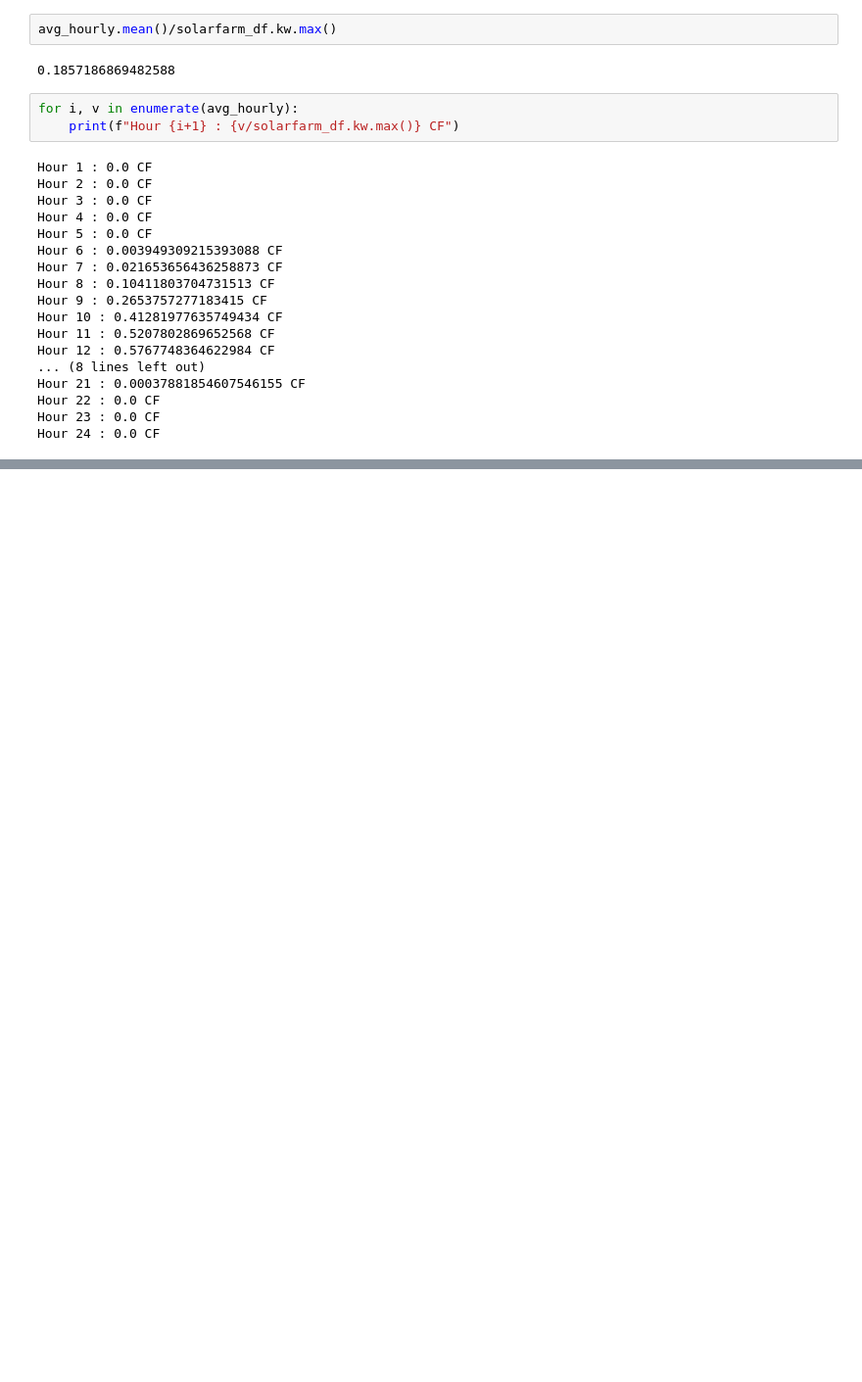
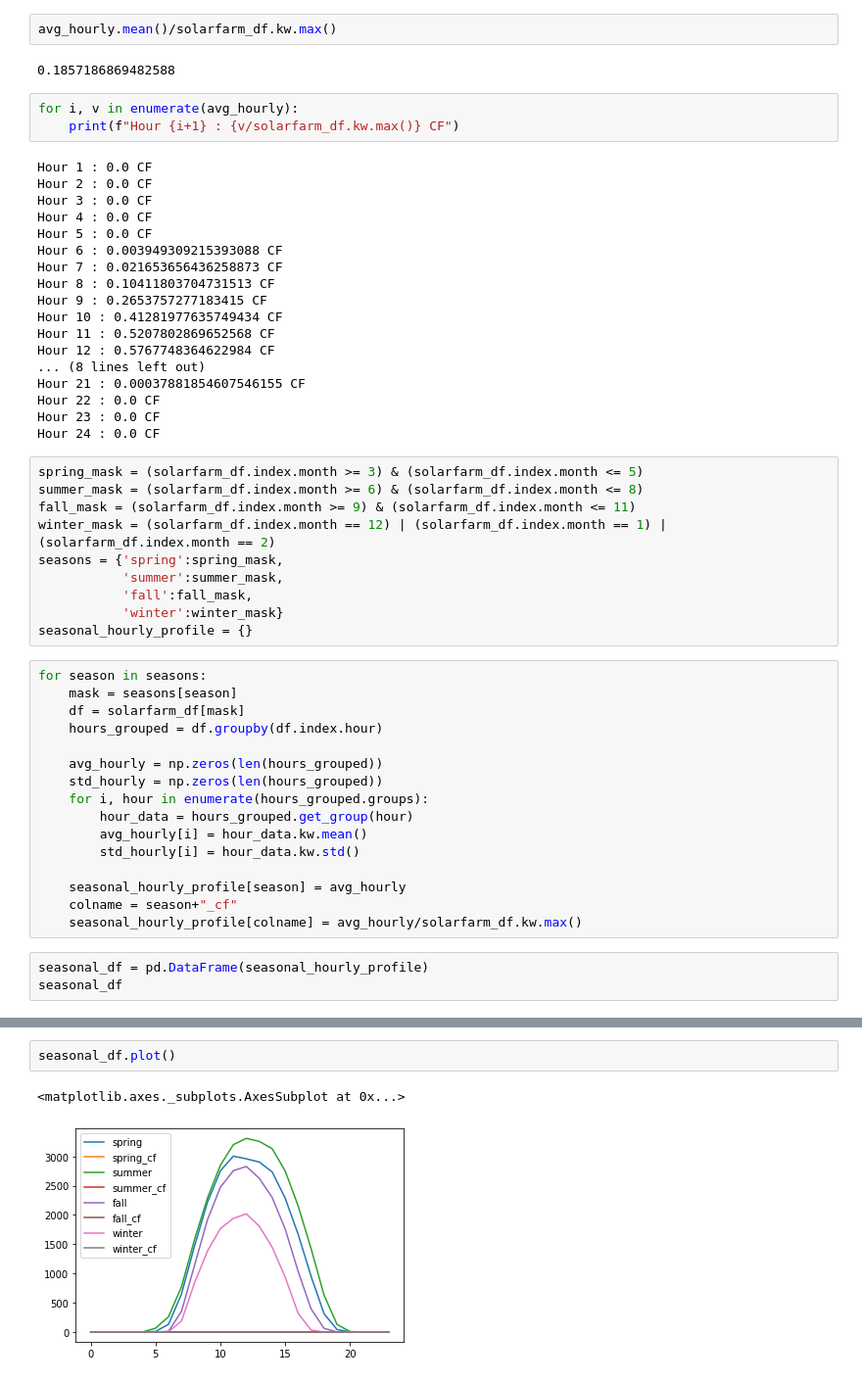
Before and after one commit to arfc/2021-04-nm-illinois, a Jupyter notebook: data/solar_energy_profile.ipynb, the cells around one changed output, grey strips where cells are left out. Shown at 98% size. Drawn from its saved outputs; the diff is of its cells as text; blank space fills up the shorter version.

Commit message:
updates wind and solar profiles with seasonal variations

```diff
--- a/data/solar_energy_profile.ipynb
+++ b/data/solar_energy_profile.ipynb
@@ -90,3 +90,32 @@ Hour 21 : 0.00037881854607546155 CF
 Hour 22 : 0.0 CF
 Hour 23 : 0.0 CF
 Hour 24 : 0.0 CF
+# %%
+spring_mask = (solarfarm_df.index.month >= 3) & (solarfarm_df.index.month <= 5)
+summer_mask = (solarfarm_df.index.month >= 6) & (solarfarm_df.index.month <= 8)
+fall_mask = (solarfarm_df.index.month >= 9) & (solarfarm_df.index.month <= 11)
+winter_mask = (solarfarm_df.index.month == 12) | (solarfarm_df.index.month == 1) | (solarfarm_df.index.month == 2)
+seasons = {'spring':spring_mask,
+           'summer':summer_mask,
+           'fall':fall_mask,
+           'winter':winter_mask}
+seasonal_hourly_profile = {}
+# %%
+for season in seasons:
+    mask = seasons[season]
+    df = solarfarm_df[mask]
+    hours_grouped = df.groupby(df.index.hour)
+
+    avg_hourly = np.zeros(len(hours_grouped))
+    std_hourly = np.zeros(len(hours_grouped))
+    for i, hour in enumerate(hours_grouped.groups):
+        hour_data = hours_grouped.get_group(hour)
+        avg_hourly[i] = hour_data.kw.mean()
+        std_hourly[i] = hour_data.kw.std()
+
+    seasonal_hourly_profile[season] = avg_hourly
+    colname = season+"_cf"
+    seasonal_hourly_profile[colname] = avg_hourly/solarfarm_df.kw.max()
+# %%
+seasonal_df = pd.DataFrame(seasonal_hourly_profile)
+seasonal_df
@@ -92,0 +140,5 @@ Hour 24 : 0.0 CF
+# %%
+seasonal_df.plot()
+# %% [output]
+<matplotlib.axes._subplots.AxesSubplot at 0x...>
+[figure, added]
```
Also changed, not shown: parts of 1 cell of this notebook, 1 other file.
